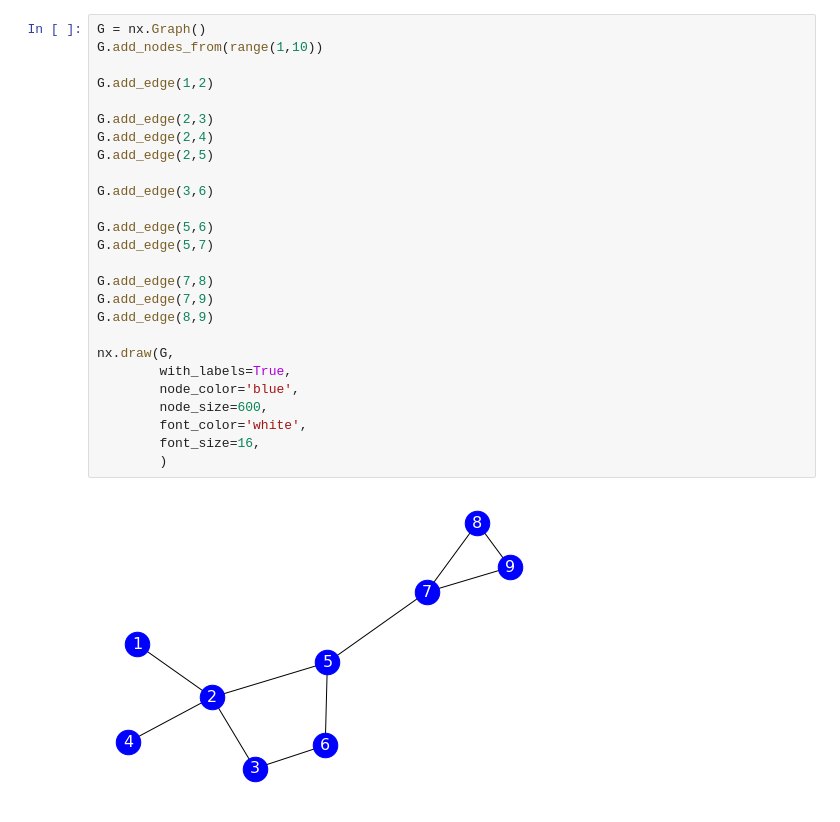
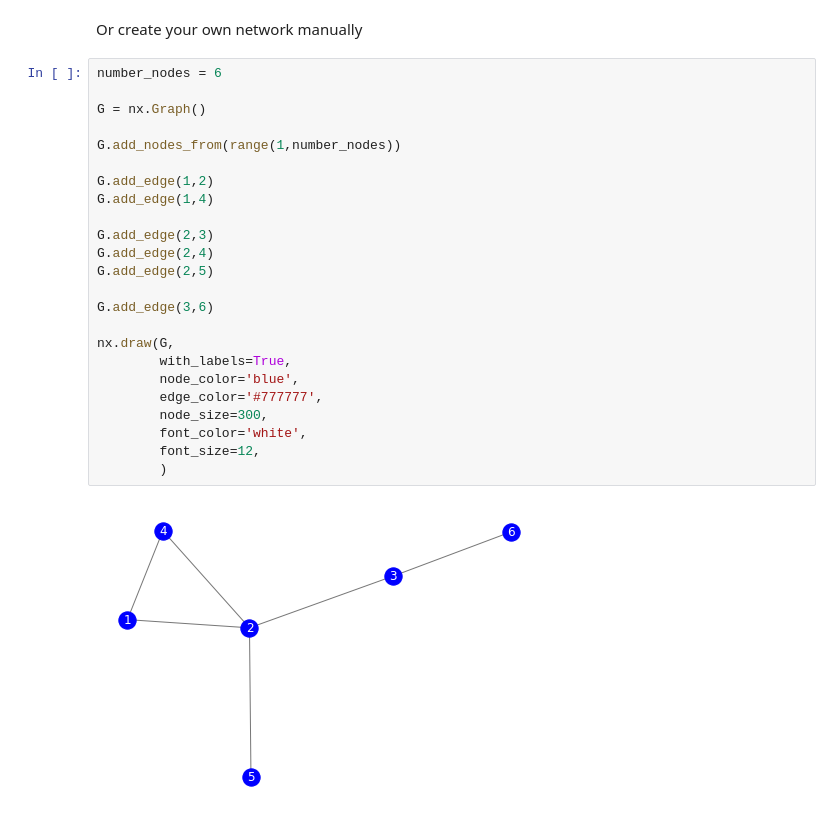
Before and after one commit to maxstollmayer/network_course, a Jupyter notebook: tutorials/Tutorial0.ipynb, the cells around one changed output. Cells and saved outputs as stored; diff of their text form.

```diff
--- a/tutorials/Tutorial0.ipynb
+++ b/tutorials/Tutorial0.ipynb
@@ -75,28 +31,28 @@ Powers of the adjacency matrix will give you the number of paths between two nod
+# %% [markdown]
+Or create your own network manually
 # %%
+number_nodes = 6
+
 G = nx.Graph()
-G.add_nodes_from(range(1,10))
+
+G.add_nodes_from(range(1,number_nodes))
 
 G.add_edge(1,2)
+G.add_edge(1,4)
 
 G.add_edge(2,3)
 G.add_edge(2,4)
 G.add_edge(2,5)
 
 G.add_edge(3,6)
 
-G.add_edge(5,6)
-G.add_edge(5,7)
-
-G.add_edge(7,8)
-G.add_edge(7,9)
-G.add_edge(8,9)
-
 nx.draw(G,
         with_labels=True,
         node_color='blue',
-        node_size=600,
+        edge_color='#777777',
+        node_size=300,
         font_color='white',
-        font_size=16,
+        font_size=12,
         )
 # %% [output]
-[figure, old version]
+[figure, new version]
```
Also changed, not shown: parts of 15 cells of this notebook, 43 other files.
